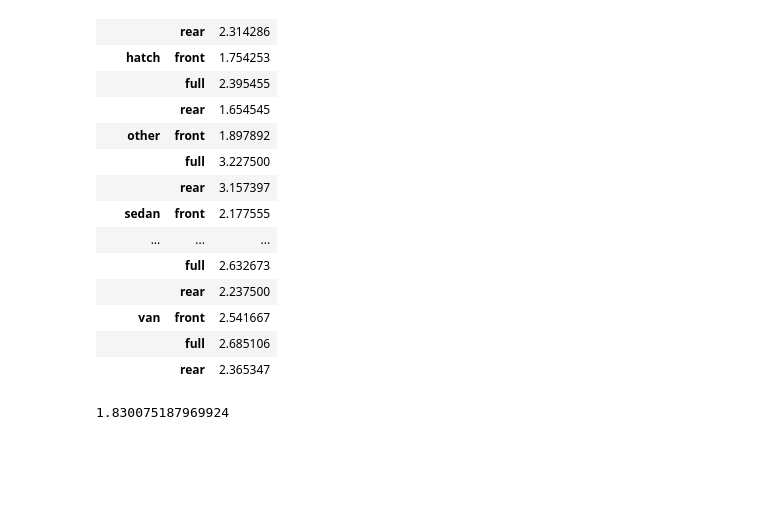
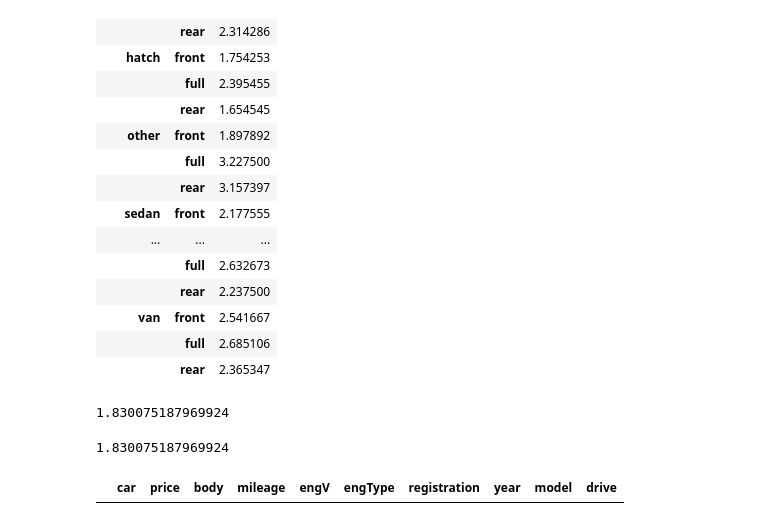
Before and after one commit to yoganandaraol/EDA_CarSales, a Jupyter notebook: EDA_CarSales_Project.ipynb, the cells around one changed output. Saved outputs shown, nothing was run; the diff lists cells and outputs as text; code cells hidden in the pictures; blank space fills up the shorter version.

```diff
--- a/EDA_CarSales_Project.ipynb
+++ b/EDA_CarSales_Project.ipynb
@@ -239,3 +242,7 @@ def get_engine_avg_val(body, drive, df):
 get_engine_avg_val('crossover', 'front', engV_avg)
 # %% [output]
 1.830075187969924
+# %%
+get_engine_avg_val('crossover', None, engV_avg)
+# %% [output]
+1.830075187969924
@@ -241,0 +256,4 @@ get_engine_avg_val('crossover', 'front', engV_avg)
+# %%
+carsales_df[(carsales_df['engV'].isnull() == True)]
+# %% [output]
+|  | car | price | body | mileage | engV | engType | registration | year | model | drive |
```
Also changed, not shown: parts of 4 cells of this notebook.
